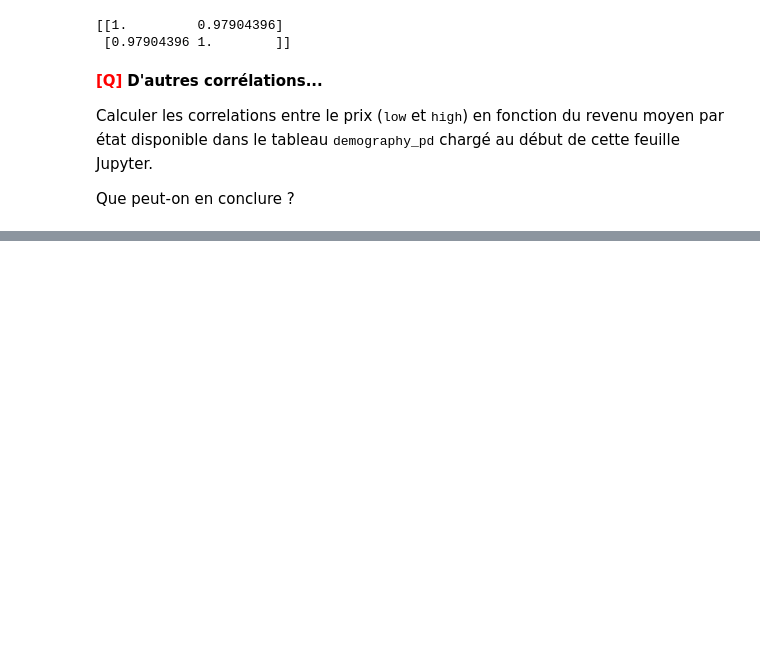
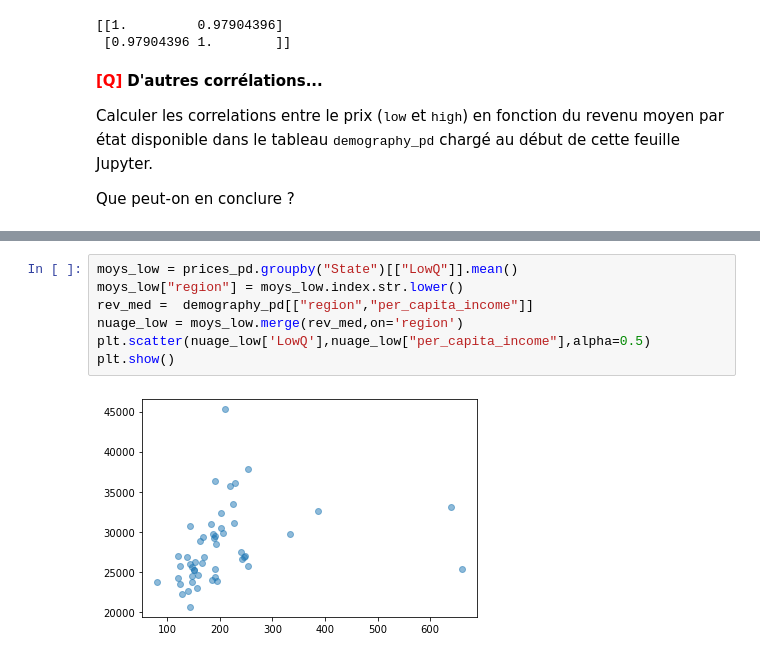
Before and after one commit to baris221/LU3IN026_TME, a Jupyter notebook: TME1/tme-01-Kaftancioglu-Tawbi.ipynb, the cells around one changed output, grey strips where cells are left out. Saved outputs shown, nothing was run; the diff lists cells and outputs as text; blank space fills up the shorter version.

```diff
--- a/TME1/tme-01-Kaftancioglu-Tawbi.ipynb
+++ b/TME1/tme-01-Kaftancioglu-Tawbi.ipynb
@@ -878,0 +868,9 @@ demography_pd
+# %%
+moys_low = prices_pd.groupby("State")[["LowQ"]].mean()
+moys_low["region"] = moys_low.index.str.lower()
+rev_med =  demography_pd[["region","per_capita_income"]]
+nuage_low = moys_low.merge(rev_med,on='region')
+plt.scatter(nuage_low['LowQ'],nuage_low["per_capita_income"],alpha=0.5)
+plt.show()
+# %% [output]
+[figure, added]
```
Also changed, not shown: parts of 4 cells of this notebook.
